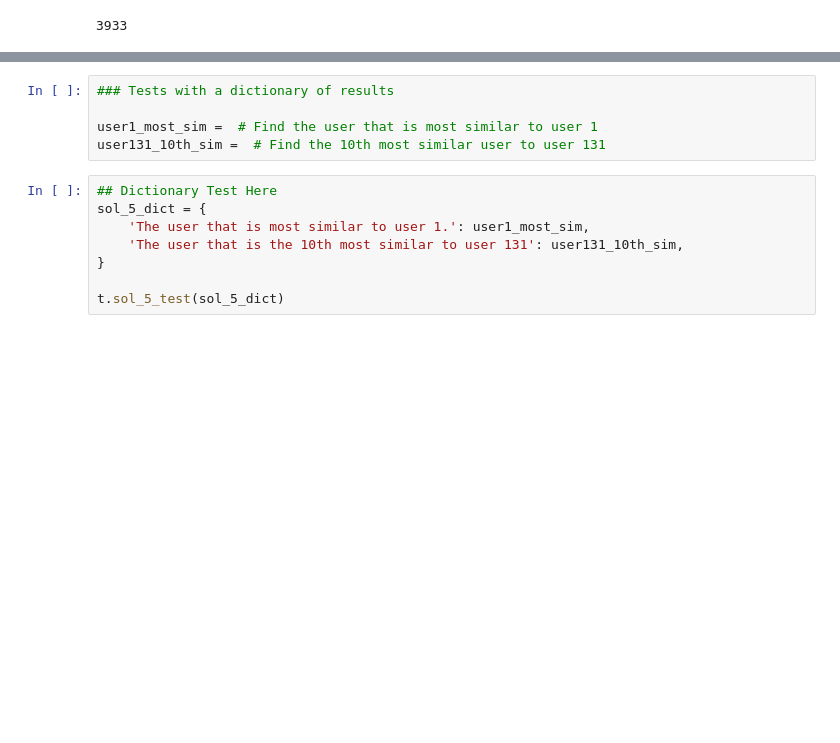
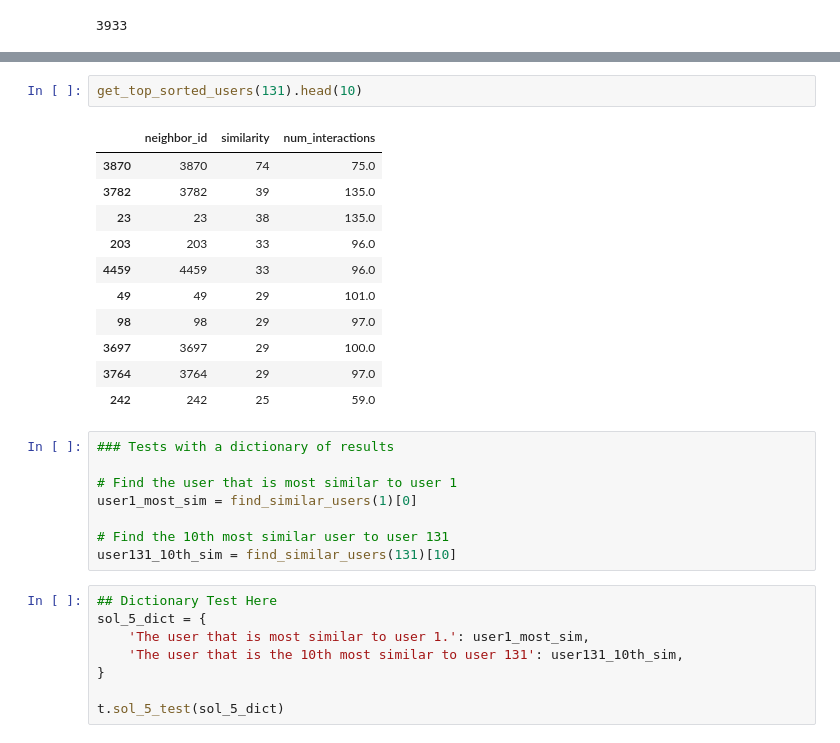
Before and after one commit to rabadzhiyski/recommendationsIBM, a Jupyter notebook: Recommendations_with_IBM.ipynb, the cells around one changed output, grey strips where cells are left out. Saved outputs shown, nothing was run; the diff lists cells and outputs as text; blank space fills up the shorter version.

Commit message:
refactor: fixing issues with functions for top users

```diff
--- a/Recommendations_with_IBM.ipynb
+++ b/Recommendations_with_IBM.ipynb
@@ -731,8 +741,25 @@ find_similar_users(131)[9]
+# %%
+get_top_sorted_users(131).head(10)
+# %% [output]
+|  | neighbor_id | similarity | num_interactions |
+| 3870 | 3870 | 74 | 75.0 |
+| 3782 | 3782 | 39 | 135.0 |
+| 23 | 23 | 38 | 135.0 |
+| 203 | 203 | 33 | 96.0 |
+| 4459 | 4459 | 33 | 96.0 |
+| 49 | 49 | 29 | 101.0 |
+| 98 | 98 | 29 | 97.0 |
+| 3697 | 3697 | 29 | 100.0 |
+| 3764 | 3764 | 29 | 97.0 |
+| 242 | 242 | 25 | 59.0 |
 # %%
 ### Tests with a dictionary of results
 
-user1_most_sim =  # Find the user that is most similar to user 1
-user131_10th_sim =  # Find the 10th most similar user to user 131
+# Find the user that is most similar to user 1
+user1_most_sim = find_similar_users(1)[0]
+
+# Find the 10th most similar user to user 131
+user131_10th_sim = find_similar_users(131)[10]
 # %%
 ## Dictionary Test Here
 sol_5_dict = {
```
Also changed, not shown: parts of 12 cells of this notebook.
